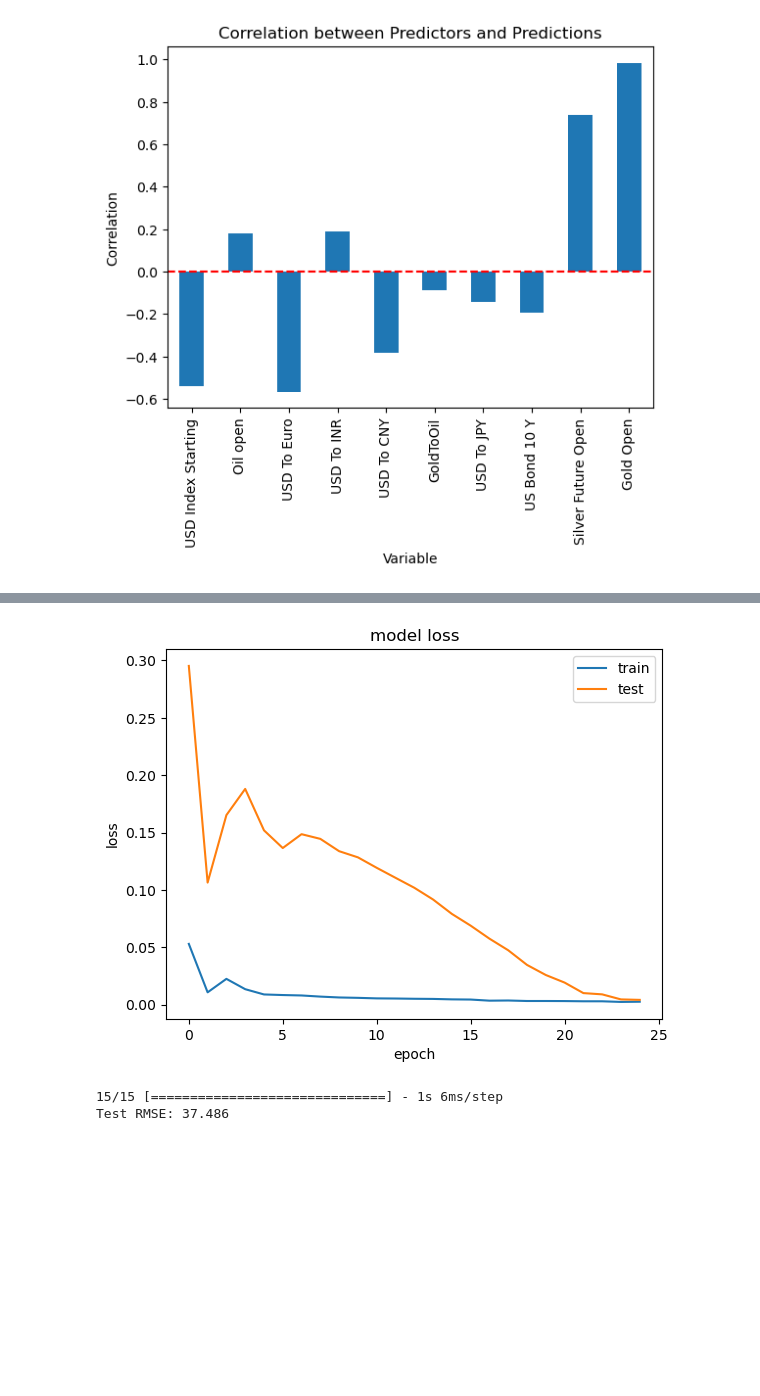
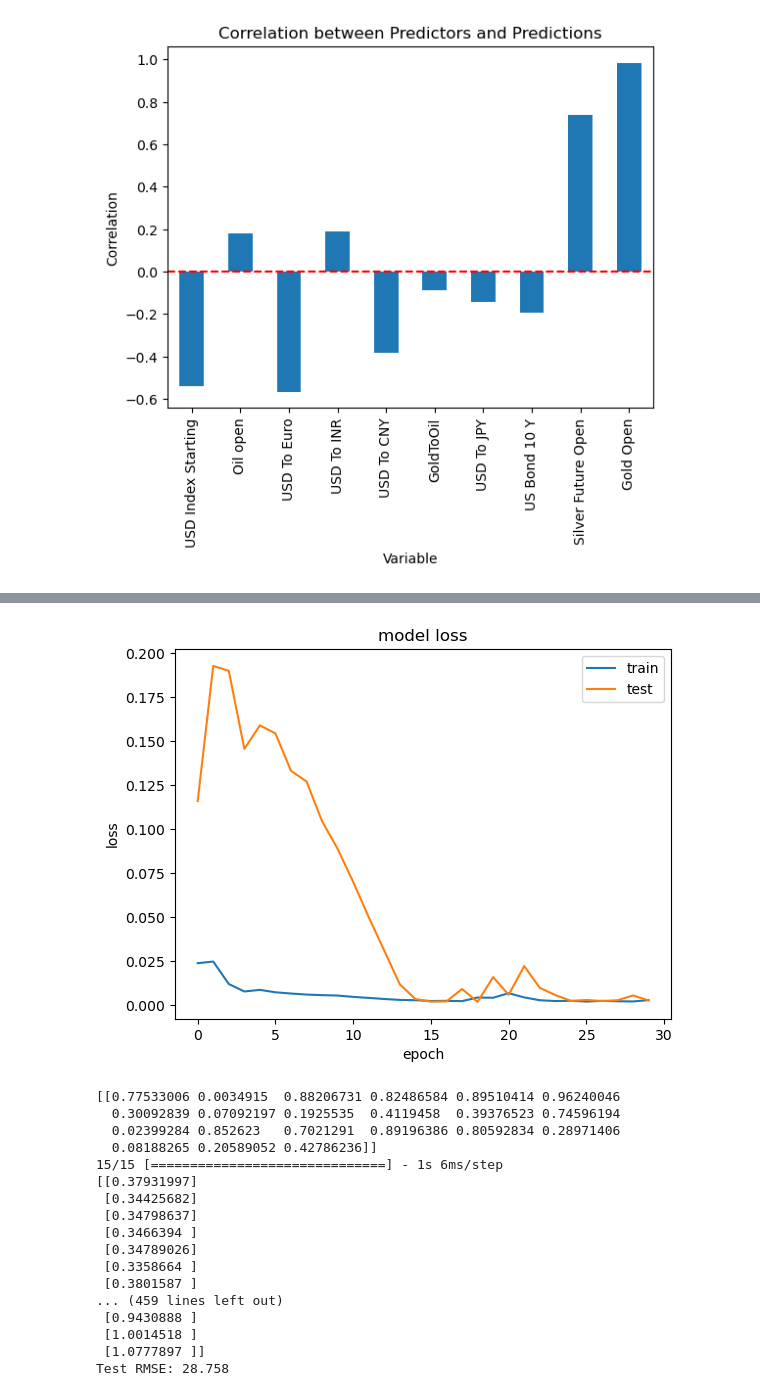
Before and after one commit to abubakar20-02/GoldFolio, a Jupyter notebook: Untitled.ipynb, the cells around one changed output, grey strips where cells are left out. Saved outputs shown, nothing was run; the diff lists cells and outputs as text; code cells hidden in the pictures; blank space fills up the shorter version.

Commit message:
model now able to predict values in the future.

```diff
--- a/Untitled.ipynb
+++ b/Untitled.ipynb
@@ -248,7 +248,7 @@ def series_to_supervised(data, n_in=1, n_out=1, dropnan=True):
 a= pd.concat([Predictors,Predictions],axis=1)
 reframed = series_to_supervised(a, 1, 1)
 # drop columns we don't want to predict
-reframed.drop(reframed.columns[[11,12,13,14,15,16,17,18,19,20]], axis=1, inplace=True)
+# reframed.drop(reframed.columns[[11,12,13,14,15,16,17,18,19,20]], axis=1, inplace=True)
 print(reframed.head)
 # %% [output]
 <bound method NDFrame.head of      var1(t-1)  var2(t-1)  var3(t-1)  var4(t-1)  var5(t-1)  var6(t-1)  \
@@ -303,5 +303,5 @@ model.compile(loss='mean_squared_error', optimizer='adam')
 
 
 # fit network
-history = model.fit(train_X, train_y, epochs=25, batch_size=10, validation_data=(test_X, test_y), verbose=2, shuffle=False)
+history = model.fit(train_X, train_y, epochs=30, batch_size=10, validation_data=(test_X, test_y), verbose=2, shuffle=False)
 # %% [output]
@@ -347,34 +347,50 @@ variables.h5                                   2023-03-17 19:35:55     24734392
 # %%
 # summarize history for loss
 plt.plot(history.history['loss'])
 plt.plot(history.history['val_loss'])
 plt.title('model loss')
 plt.ylabel('loss')
 plt.xlabel('epoch')
 plt.legend(['train', 'test'], loc='upper right')
 plt.show()
 
-
+print(test_X[0])
 # make a prediction
 yhat = model.predict(test_X)
+print(yhat)
 # print(test_X)
-test_X = test_X.reshape((test_X.shape[0], 11))
+test_X = test_X.reshape((test_X.shape[0], 21))
 # invert scaling for forecast
 inv_yhat = np.concatenate((test_X[:, -10:],yhat), axis=1)
 inv_yhat = scaler.inverse_transform(inv_yhat)
 inv_yhat = inv_yhat[:,-1]
 # invert scaling for actual
 test_y = test_y.reshape((len(test_y), 1))
 inv_y = np.concatenate((test_X[:, -10:],test_y), axis=1)
 inv_y = scaler.inverse_transform(inv_y)
 inv_y = inv_y[:,-1]
 # calculate RMSE
 rmse = np.sqrt(mean_squared_error(inv_y, inv_yhat))
 print('Test RMSE: %.3f' % rmse)
 # %% [output]
-[figure, old version]
+[figure, new version]
+[[0.77533006 0.0034915  0.88206731 0.82486584 0.89510414 0.96240046
+  0.30092839 0.07092197 0.1925535  0.4119458  0.39376523 0.74596194
+  0.02399284 0.852623   0.7021291  0.89196386 0.80592834 0.28971406
+  0.08188265 0.20589052 0.42786236]]
 15/15 [==============================] - 1s 6ms/step
-Test RMSE: 37.486
+[[0.37931997]
+ [0.34425682]
+ [0.34798637]
+ [0.3466394 ]
+ [0.34789026]
+ [0.3358664 ]
+ [0.3801587 ]
+... (459 lines left out)
+ [0.9430888 ]
+ [1.0014518 ]
+ [1.0777897 ]]
+Test RMSE: 28.758
 # %%
 ## time steps, every step is one hour (you can easily convert the time step to the actual time index)
 ## for a demonstration purpose, I only compare the predictions in 200 hours.
```
Also changed, not shown: parts of 8 cells of this notebook.
